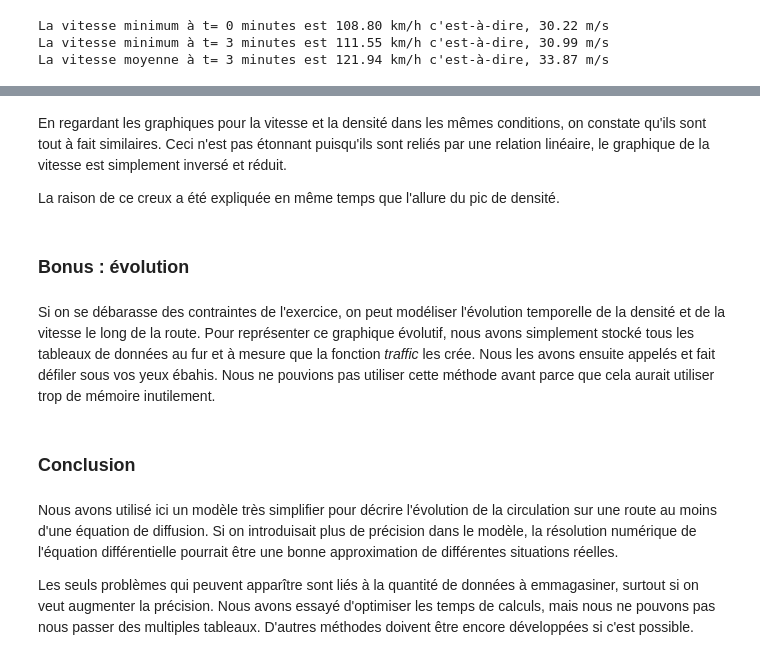
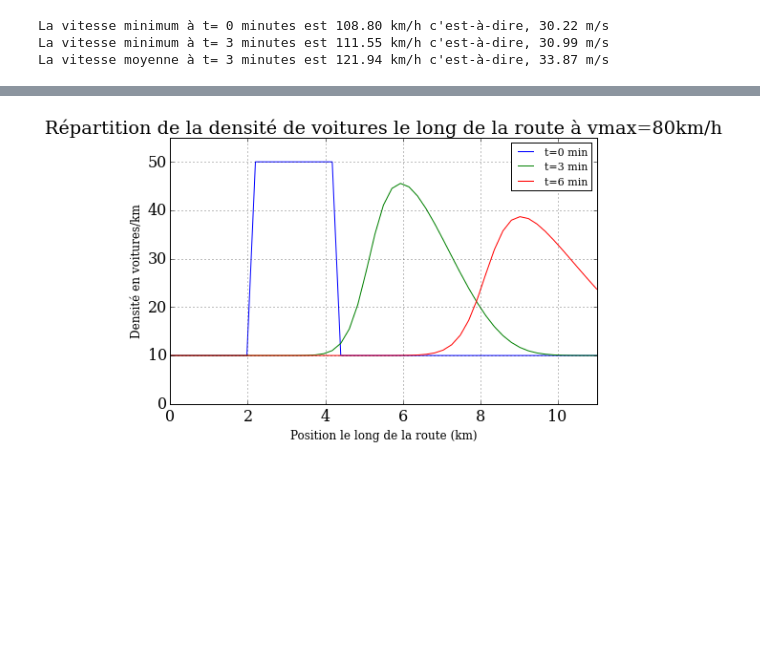
Before and after one commit to VirgieS/Traffic, a Jupyter notebook: traffic_fonction.ipynb, the cells around one changed output, grey strips where cells are left out. Drawn from its saved outputs; the diff is of its cells as text; code cells hidden in the pictures; blank space fills up the shorter version.

```diff
--- a/traffic_fonction.ipynb
+++ b/traffic_fonction.ipynb
@@ -4,4 +19,4 @@ from matplotlib import pyplot
 %matplotlib inline
 from matplotlib import rcParams
 rcParams['font.family'] = 'serif'
-rcParams['font.size'] = 14
+rcParams['font.size'] = 16
@@ -213,14 +236,15 @@ pyplot.show()
-# %% [markdown]
-En regardant les graphiques pour la vitesse et la densité dans les mêmes conditions, on constate qu'ils sont tout à fait similaires. Ceci n'est pas étonnant puisqu'ils sont reliés par une relation linéaire, le graphique de la vitesse est simplement inversé et réduit.
-
-La raison de ce creux a été expliquée en même temps que l'allure du pic de densité.
-# %% [markdown]
-### Bonus : évolution
-# %% [markdown]
-Si on se débarasse des contraintes de l'exercice, on peut modéliser l'évolution temporelle de la densité et de la vitesse le long de la route. Pour représenter ce graphique évolutif, nous avons simplement stocké tous les tableaux de données au fur et à mesure que la fonction _traffic_ les crée. Nous les avons ensuite appelés et fait défiler sous vos yeux ébahis. Nous ne pouvions pas utiliser cette méthode avant parce que cela aurait utiliser trop de mémoire inutilement.
-# %% [markdown]
-### Conclusion
-# %% [markdown]
-Nous avons utilisé ici un modèle très simplifier pour décrire l'évolution de la circulation sur une route au moins d'une équation de diffusion. Si on introduisait plus de précision dans le modèle, la résolution numérique de l'équation différentielle pourrait être une bonne approximation de différentes situations réelles.
-
-Les seuls problèmes qui peuvent apparître sont liés à la quantité de données à emmagasiner, surtout si on veut augmenter la précision. Nous avons essayé d'optimiser les temps de calculs, mais nous ne pouvons pas nous passer des multiples tableaux. D'autres méthodes doivent être encore développées si c'est possible.
+# %%
+pyplot.figure(figsize=(8,5))
+pyplot.xlim(0,11)
+pyplot.xlabel("Position le long de la route (km)",fontsize=12)
+pyplot.ylim(0,55)
+pyplot.ylabel("Densité en voitures/km",fontsize=12)
+pyplot.plot(x,r1[0])
+pyplot.plot(x,r1[1])
+pyplot.plot(x,r1[2])
+pyplot.grid(True)
+pyplot.legend(["t=0 min","t=3 min","t=6 min"],fontsize=11,loc=1)
+pyplot.title("Répartition de la densité de voitures le long de la route à vmax=80km/h")
+pyplot.show()
+# %% [output]
+[figure, added]
```
Also changed, not shown: parts of 54 cells of this notebook.
